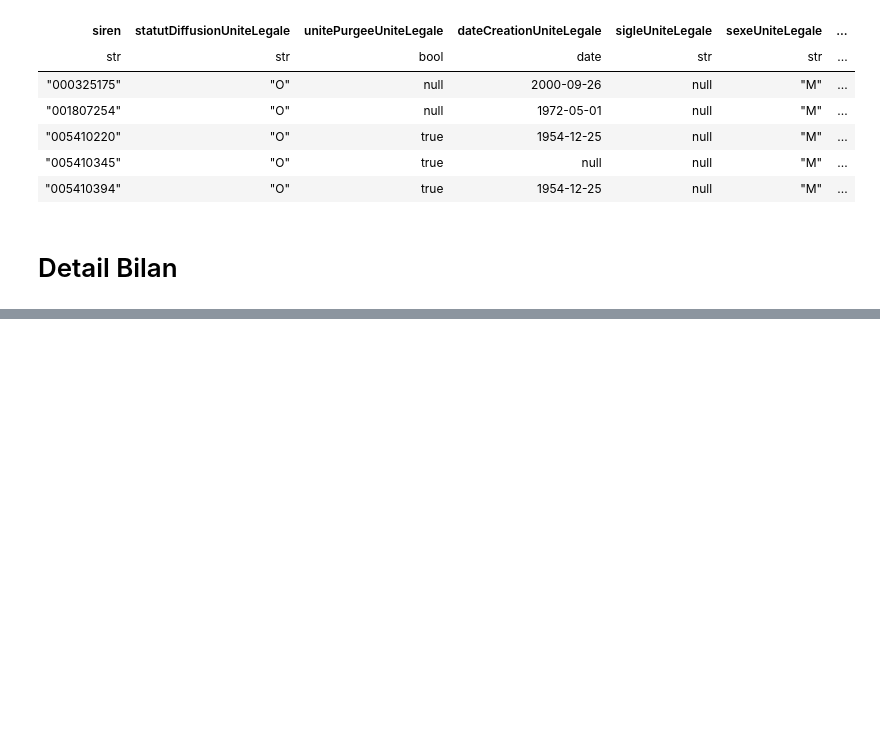
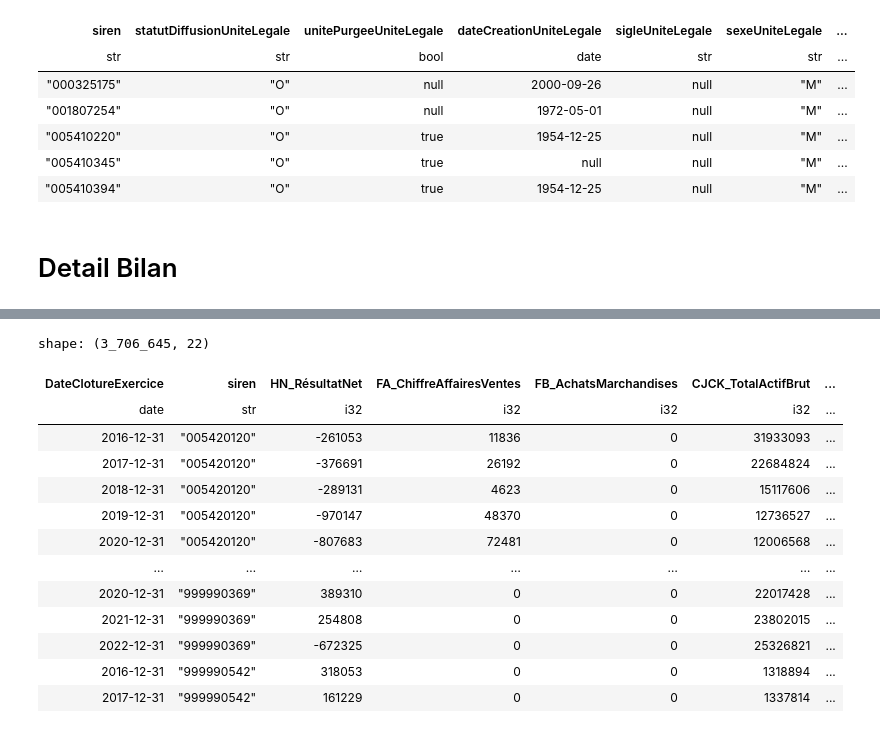
Before and after one commit to ugozchi/AS_Supervised_Learning, a Jupyter notebook: Notebooks/00_Sandbox.ipynb, the cells around one changed output, grey strips where cells are left out. Cells and saved outputs as stored; diff of their text form; code cells hidden in the pictures; blank space fills up the shorter version.

```diff
--- a/Notebooks/00_Sandbox.ipynb
+++ b/Notebooks/00_Sandbox.ipynb
@@ -338,0 +474,22 @@ shape: (1, 447)
+# %%
+#je veux passer ma date de cloture en format années
+
+df_dna_expert = df_dna_expert.with_columns(
+    pl.col("DateClotureExercice").dt.year().alias("AnneeClotureExercice")
+)
+df_dna_expert
+# %% [output]
+shape: (3_706_645, 22)
+| DateClotureExercice | siren | HN_RésultatNet | FA_ChiffreAffairesVentes | FB_AchatsMarchandises | CJCK_TotalActifBrut | ... |
+| date | str | i32 | i32 | i32 | i32 | ... |
+| 2016-12-31 | "005420120" | -261053 | 11836 | 0 | 31933093 | ... |
+| 2017-12-31 | "005420120" | -376691 | 26192 | 0 | 22684824 | ... |
+| 2018-12-31 | "005420120" | -289131 | 4623 | 0 | 15117606 | ... |
+| 2019-12-31 | "005420120" | -970147 | 48370 | 0 | 12736527 | ... |
+| 2020-12-31 | "005420120" | -807683 | 72481 | 0 | 12006568 | ... |
+| … | … | … | … | … | … | ... |
+| 2020-12-31 | "999990369" | 389310 | 0 | 0 | 22017428 | ... |
+| 2021-12-31 | "999990369" | 254808 | 0 | 0 | 23802015 | ... |
+| 2022-12-31 | "999990369" | -672325 | 0 | 0 | 25326821 | ... |
+| 2016-12-31 | "999990542" | 318053 | 0 | 0 | 1318894 | ... |
+| 2017-12-31 | "999990542" | 161229 | 0 | 0 | 1337814 | ... |
```
Also changed, not shown: parts of 16 cells of this notebook.
